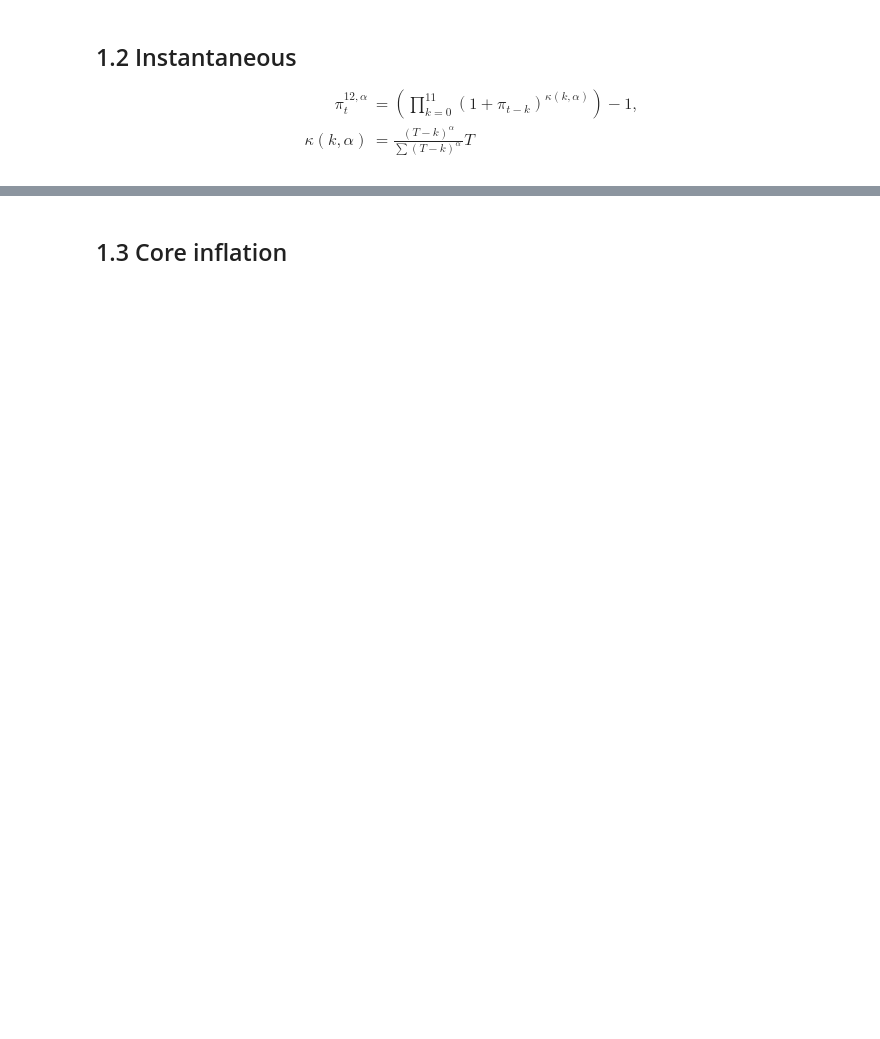
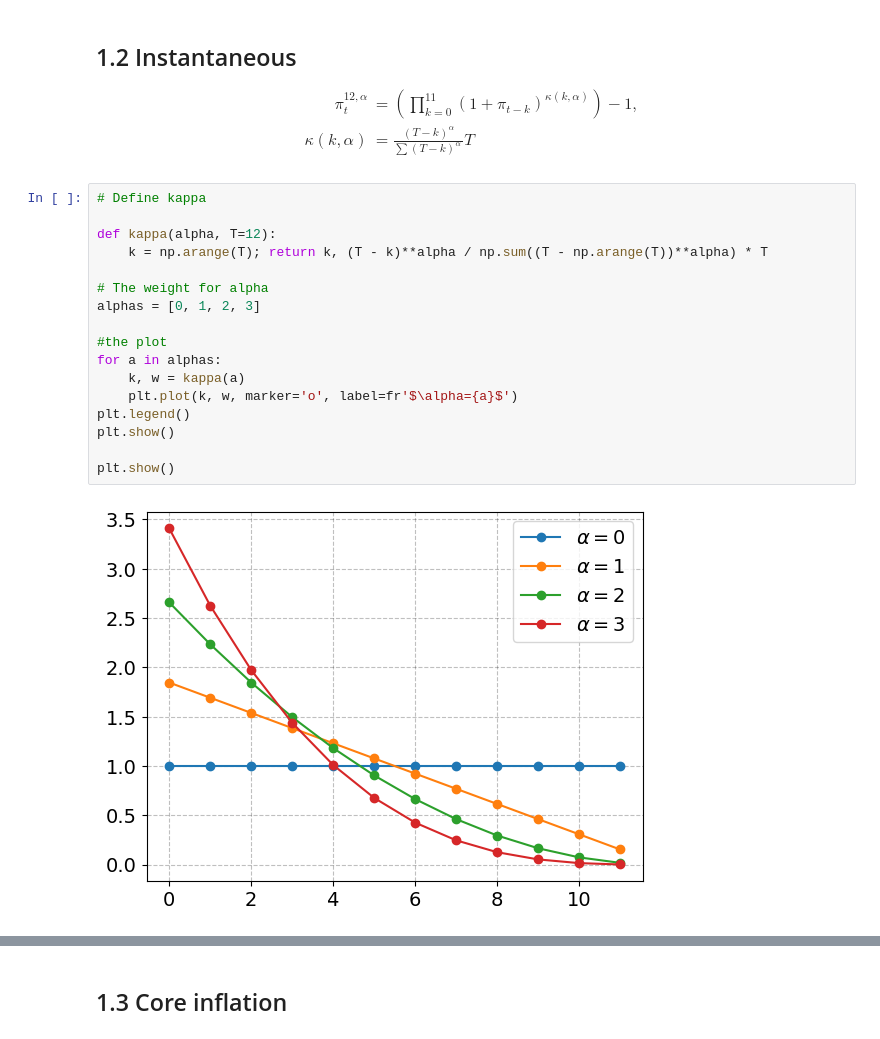
Before and after one commit to fgv916/ProgEconFgv916, a Jupyter notebook: FTV_project_1.ipynb, the cells around one changed output, grey strips where cells are left out. Saved outputs shown, nothing was run; the diff lists cells and outputs as text; blank space fills up the shorter version.

```diff
--- a/FTV_project_1.ipynb
+++ b/FTV_project_1.ipynb
@@ -36,3 +172,22 @@ $$
 \kappa(k,\alpha) &= \frac{(T - k)^{\alpha}}{\sum (T - k)^{\alpha} \, }T
 \end{align*}
 $$
+# %%
+# Define kappa
+
+def kappa(alpha, T=12):
+    k = np.arange(T); return k, (T - k)**alpha / np.sum((T - np.arange(T))**alpha) * T
+
+# The weight for alpha
+alphas = [0, 1, 2, 3]
+
+#the plot
+for a in alphas:
+    k, w = kappa(a)
+    plt.plot(k, w, marker='o', label=fr'$\alpha={a}$')
+plt.legend()
+plt.show()
+
+plt.show()
+# %% [output]
+[figure, added]
```
Also changed, not shown: parts of 9 cells of this notebook.
